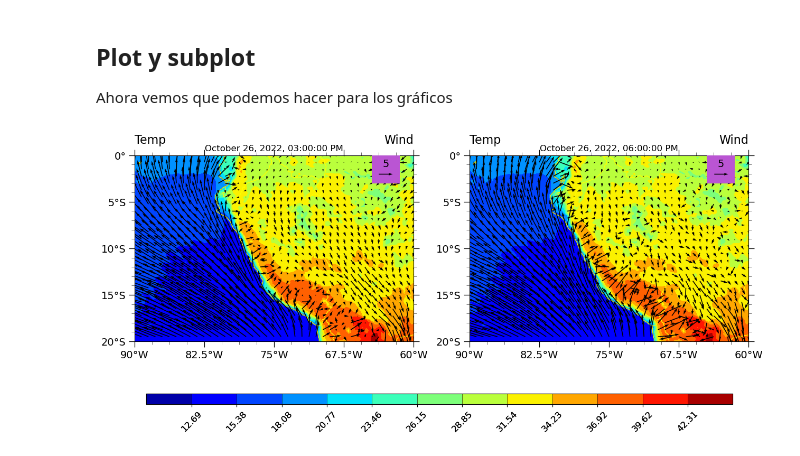
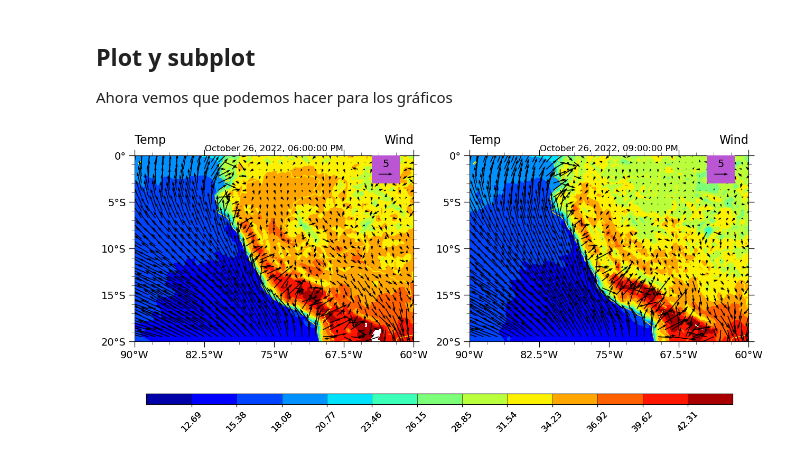
Before and after one commit to cryohydromettools/python_climatologia, a Jupyter notebook: book/dia5/02.a.GFS_subplots.ipynb, the cells around one changed output. Drawn from its saved outputs; the diff is of its cells as text; code cells hidden in the pictures.

```diff
--- a/book/dia5/02.a.GFS_subplots.ipynb
+++ b/book/dia5/02.a.GFS_subplots.ipynb
@@ -82,12 +82,12 @@ Data variables:
     geospatial_lon_min:                                                      ...
     geospatial_lon_max:                                                      ...
 # %%
-# vamos a trabajar la longitud con -180, el modelo retorno de 0 a 360
+# vamos a trabajar la longitud con -360, el modelo retorno de 0 a 360
 lon = data_gfs.longitude.data - 360
 lat = data_gfs.latitude.data
-T = data_gfs.Temperature_isobaric.data[0,0,0] - 273.15
-U = data_gfs['u-component_of_wind_isobaric'].data[0,:,0]
-V = data_gfs['v-component_of_wind_isobaric'].data[0,:,0]
+T = data_gfs.Temperature_isobaric.data[0,:,0] # temperatura en kelvin
+U = data_gfs['u-component_of_wind_isobaric'].data[0,:,0]  # velocida en m/s
+V = data_gfs['v-component_of_wind_isobaric'].data[0,:,0] # velocida en m/s
 
 # generando los puntos para graficar
 lon, lat = np.meshgrid(lon, lat)
@@ -109,7 +109,7 @@ from cartopy.io.shapereader import Reader as ShapeReader, natural_earth
 import cmaps
 import geocat.viz as gv
 # %%
-def make_plot_conf(lon, lat, fig, subp, projection=None):
+def make_plot_conf(lon, lat, T, fig, subp, projection=None):
     if projection is None:
         projection = ccrs.PlateCarree()
 
@@ -118,7 +118,7 @@ def make_plot_conf(lon, lat, fig, subp, projection=None):
 
     # en mi caso retorna un problema de existencia de la paleta de colores
     try:
-        cmap = cmaps.BlWhRe
+        cmap = cmaps.MPL_jet
 
         # Importando la base del colormap para trabajar
         newcmp = gv.truncate_colormap(cmap,
@@ -166,7 +166,7 @@ def make_plot_conf(lon, lat, fig, subp, projection=None):
 # %%
 fig = plt.figure(figsize=(15, 10))
 subp = [1, 2, 1]
-ax_1 = make_plot_conf(fig=fig, subp=subp, lon=lon, lat=lat)
+ax_1 = make_plot_conf(fig=fig, subp=subp, lon=lon, lat=lat, T=T[0])
 # Definiendo las características de las flechas
 Q = ax_1.quiver(lon[::3,::3],
         lat[::3,::3],
@@ -204,10 +204,12 @@ gv.set_titles_and_labels(ax_1,
                         righttitle="Wind",
                         righttitlefontsize=16)
 
-ax_1.set_title(f"{data_gfs.validtime2[0].dt.strftime('%B %d, %Y, %r').data}")
+# tener cuidado con la variable de tiempo, no siempre se guarda en la misma variable
+# puede ser reftime, validtime2....
+ax_1.set_title(f"{data_gfs.time[0].dt.strftime('%B %d, %Y, %r').data}")
 
 subp = [1, 2, 2]
-ax_2 = make_plot_conf(lon=lon, lat=lat, fig=fig, subp=subp )
+ax_2 = make_plot_conf(lon=lon, lat=lat, fig=fig, subp=subp, T=T[1])
 # Definiendo las características de las flechas
 Q = ax_2.quiver(lon[::3,::3],
         lat[::3,::3],
@@ -221,35 +223,35 @@ Q = ax_2.quiver(lon[::3,::3],
 
 # Dibujo del cuadro del vector de velocidad de referencia
 rect = plt.Rectangle((-64.5, -3),
                 3,
                 3,
                 facecolor='mediumorchid',
                 edgecolor=None,
                 zorder=4)
 ax_2.add_patch(rect)
 ax_2.quiverkey(Q,
         0.9,
         0.9,
         5,
         '5',
         labelpos='N',
         color='black',
         coordinates='axes',
         fontproperties={'size': 14},
         labelsep=0.1)
 
 # Colocando titulos a conveniencia
 gv.set_titles_and_labels(ax_2,
                         lefttitle="Temp",
                         lefttitlefontsize=16,
                         righttitle="Wind",
                         righttitlefontsize=16)
 
-ax_2.set_title(f"{data_gfs.validtime2[1].dt.strftime('%B %d, %Y, %r').data}")
+ax_2.set_title(f"{data_gfs.time[1].dt.strftime('%B %d, %Y, %r').data}")
 # mostrar el gráfico final
 plt.show()
 # %% [output]
-[figure, old version]
+[figure, new version]
 # %%
 data_gfs.validtime2[0].dt.strftime('%B %d, %Y, %r').data
 # %% [output]
```
Also changed, not shown: parts of 3 cells of this notebook.
